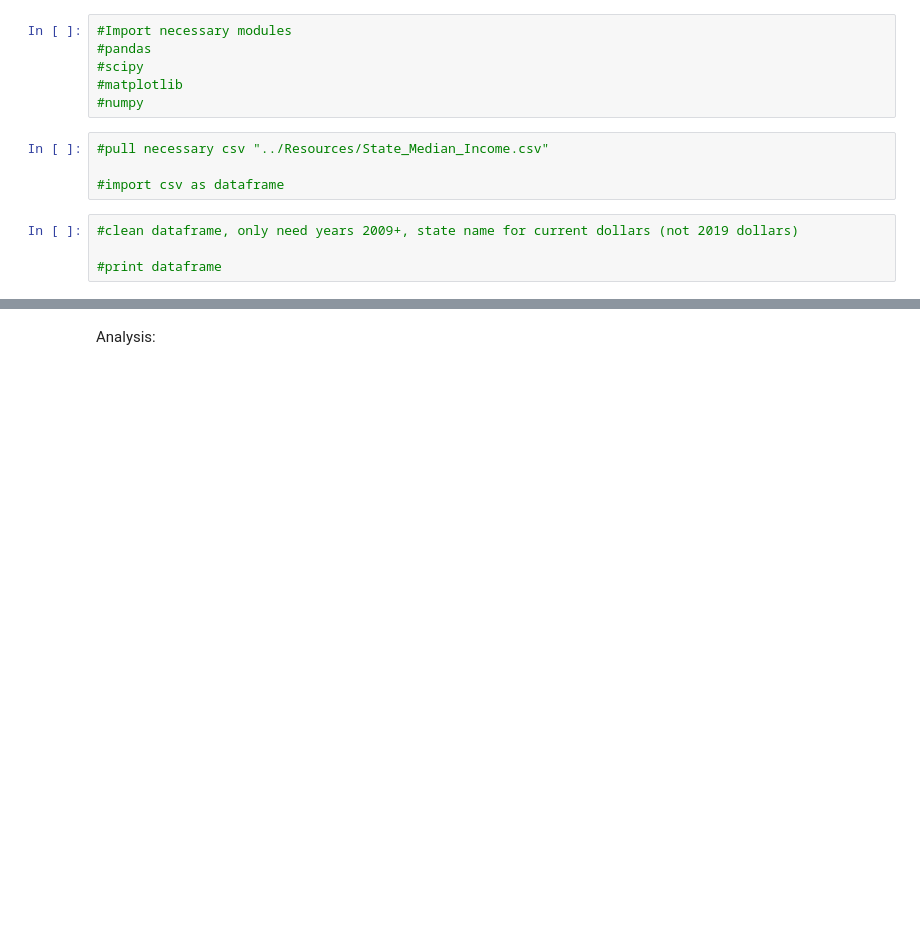
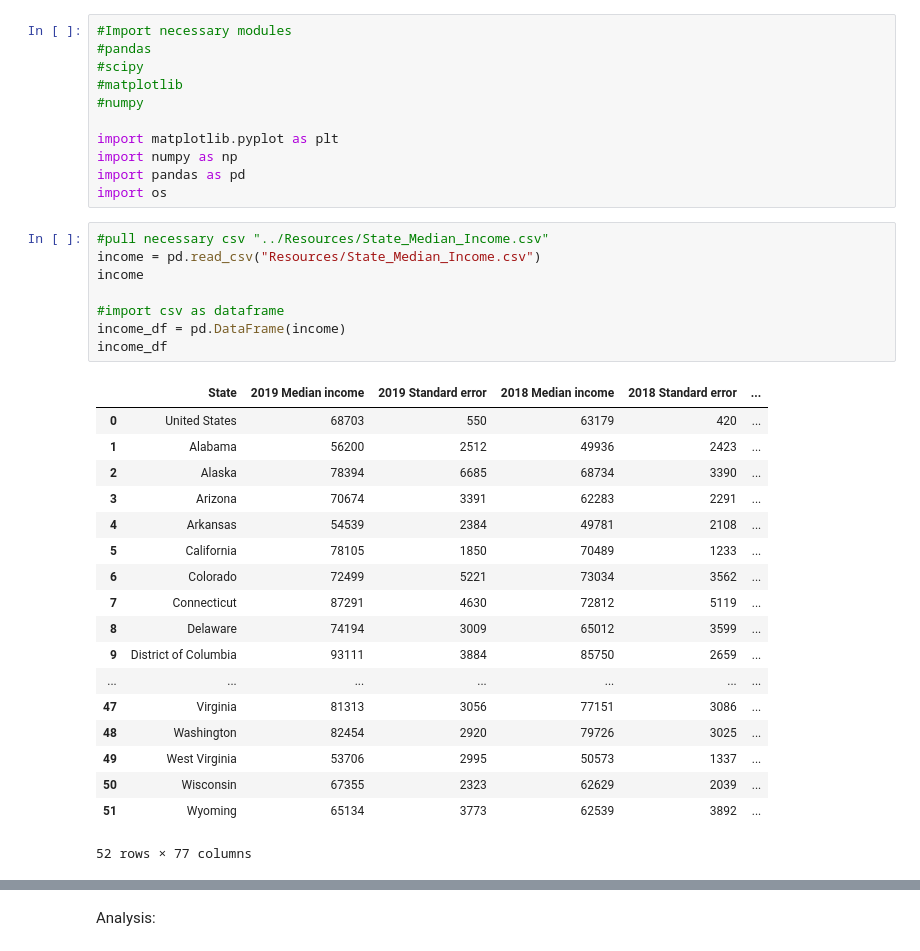
Before and after one commit to josh-acampado/dumbledores_platoon, a Jupyter notebook: Median Income by State.ipynb, the cells around one changed output, grey strips where cells are left out. Drawn from its saved outputs; the diff is of its cells as text; blank space fills up the shorter version.

```diff
--- a/Median Income by State.ipynb
+++ b/Median Income by State.ipynb
@@ -4,11 +4,35 @@
 #scipy
 #matplotlib
 #numpy
+
+import matplotlib.pyplot as plt
+import numpy as np
+import pandas as pd
+import os
 # %%
 #pull necessary csv "../Resources/State_Median_Income.csv"
+income = pd.read_csv("Resources/State_Median_Income.csv")
+income
 
 #import csv as dataframe
+income_df = pd.DataFrame(income)
+income_df
+# %% [output]
+|  | State | 2019 Median income | 2019 Standard error | 2018 Median income | 2018 Standard error | ... |
+| 0 | United States | 68703 | 550 | 63179 | 420 | ... |
+| 1 | Alabama | 56200 | 2512 | 49936 | 2423 | ... |
+| 2 | Alaska | 78394 | 6685 | 68734 | 3390 | ... |
+| 3 | Arizona | 70674 | 3391 | 62283 | 2291 | ... |
+| 4 | Arkansas | 54539 | 2384 | 49781 | 2108 | ... |
+| 5 | California | 78105 | 1850 | 70489 | 1233 | ... |
+| 6 | Colorado | 72499 | 5221 | 73034 | 3562 | ... |
+| 7 | Connecticut | 87291 | 4630 | 72812 | 5119 | ... |
+| 8 | Delaware | 74194 | 3009 | 65012 | 3599 | ... |
+| 9 | District of Columbia | 93111 | 3884 | 85750 | 2659 | ... |
+| ... | ... | ... | ... | ... | ... | ... |
+| 47 | Virginia | 81313 | 3056 | 77151 | 3086 | ... |
+| 48 | Washington | 82454 | 2920 | 79726 | 3025 | ... |
+| 49 | West Virginia | 53706 | 2995 | 50573 | 1337 | ... |
+| 50 | Wisconsin | 67355 | 2323 | 62629 | 2039 | ... |
+| 51 | Wyoming | 65134 | 3773 | 62539 | 3892 | ... |
+52 rows × 77 columns
-# %%
-#clean dataframe, only need years 2009+, state name for current dollars (not 2019 dollars)
-
-#print dataframe
```
Also changed, not shown: parts of 12 cells of this notebook.
